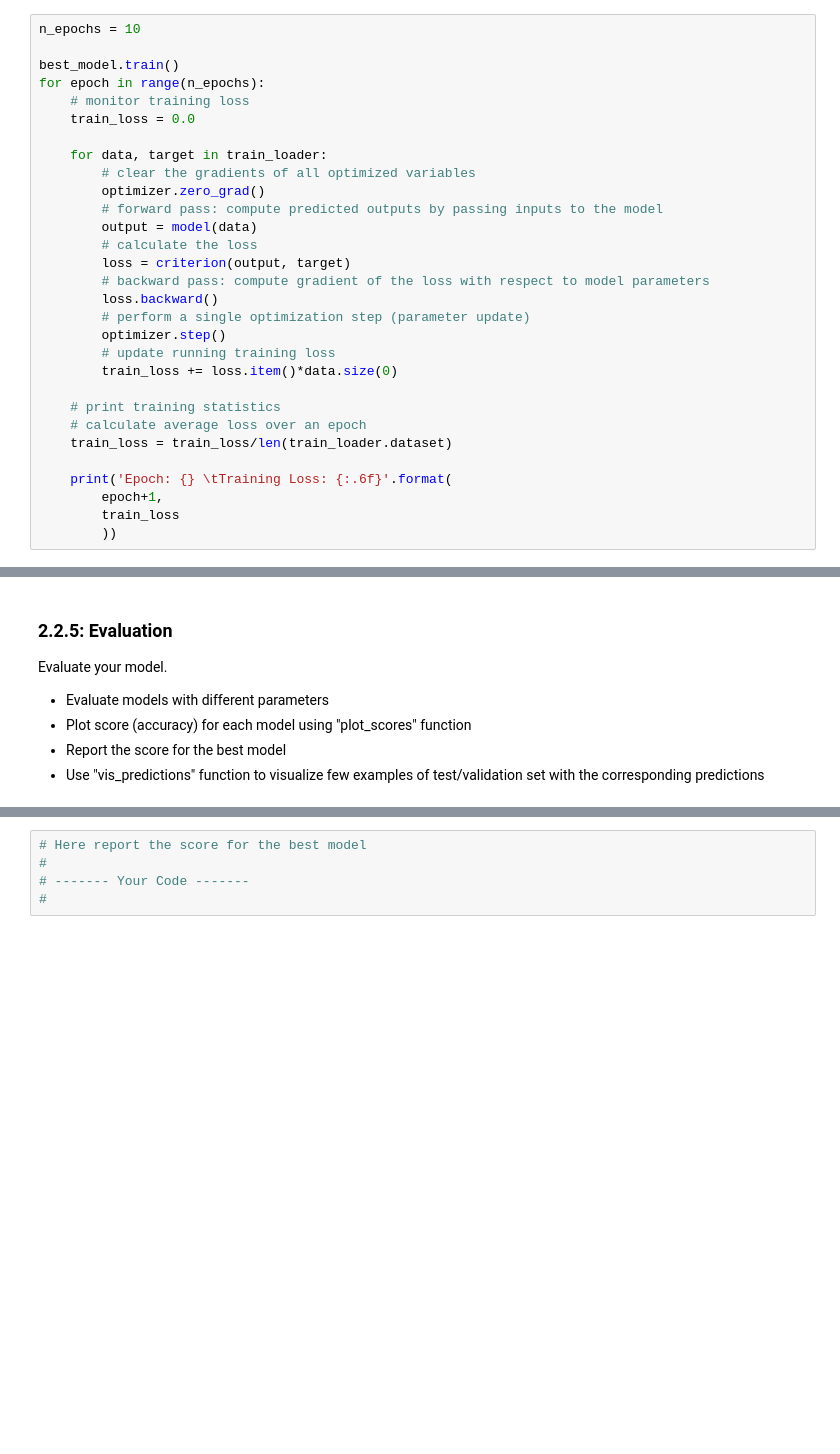
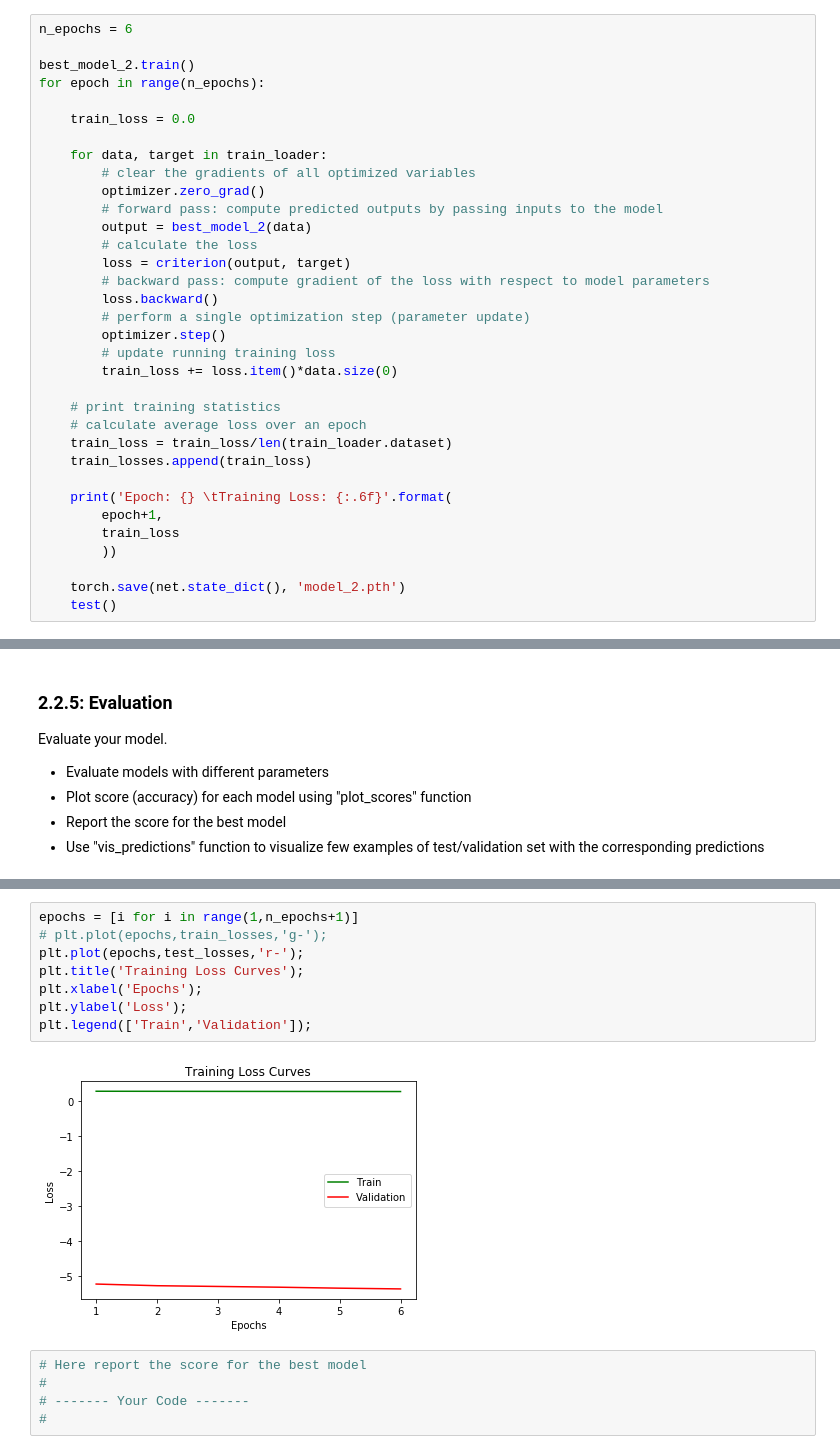
Before and after one commit to Mak-Ta-Reque/MLCYSEC, a Jupyter notebook: Project/Project_1.ipynb, the cells around one changed output, grey strips where cells are left out. Saved outputs shown, nothing was run; the diff lists cells and outputs as text; blank space fills up the shorter version.

```diff
--- a/Project/Project_1.ipynb
+++ b/Project/Project_1.ipynb
@@ -752,16 +692,16 @@ Test set: Avg. loss: -3282.7488, Accuracy: 7393/10000 (73%)
 # %%
-n_epochs = 10
+n_epochs = 6
 
-best_model.train()
+best_model_2.train()
 for epoch in range(n_epochs):
-    # monitor training loss
+
     train_loss = 0.0
 
     for data, target in train_loader:
         # clear the gradients of all optimized variables
         optimizer.zero_grad()
         # forward pass: compute predicted outputs by passing inputs to the model
-        output = model(data)
+        output = best_model_2(data)
         # calculate the loss
         loss = criterion(output, target)
         # backward pass: compute gradient of the loss with respect to model parameters
@@ -774,9 +714,13 @@ for epoch in range(n_epochs):
     # print training statistics
     # calculate average loss over an epoch
     train_loss = train_loss/len(train_loader.dataset)
+    train_losses.append(train_loss)
 
     print('Epoch: {} \tTraining Loss: {:.6f}'.format(
         epoch+1,
         train_loss
         ))
+
+    torch.save(net.state_dict(), 'model_2.pth')
+    test()
 # %% [output]
@@ -840,3 +752,13 @@ Evaluate your model.
+# %%
+epochs = [i for i in range(1,n_epochs+1)]
+# plt.plot(epochs,train_losses,'g-');
+plt.plot(epochs,test_losses,'r-');
+plt.title('Training Loss Curves');
+plt.xlabel('Epochs');
+plt.ylabel('Loss');
+plt.legend(['Train','Validation']);
+# %% [output]
+[figure, added]
 # %%
 # Here report the score for the best model
 #
```
Also changed, not shown: parts of 12 cells of this notebook.
